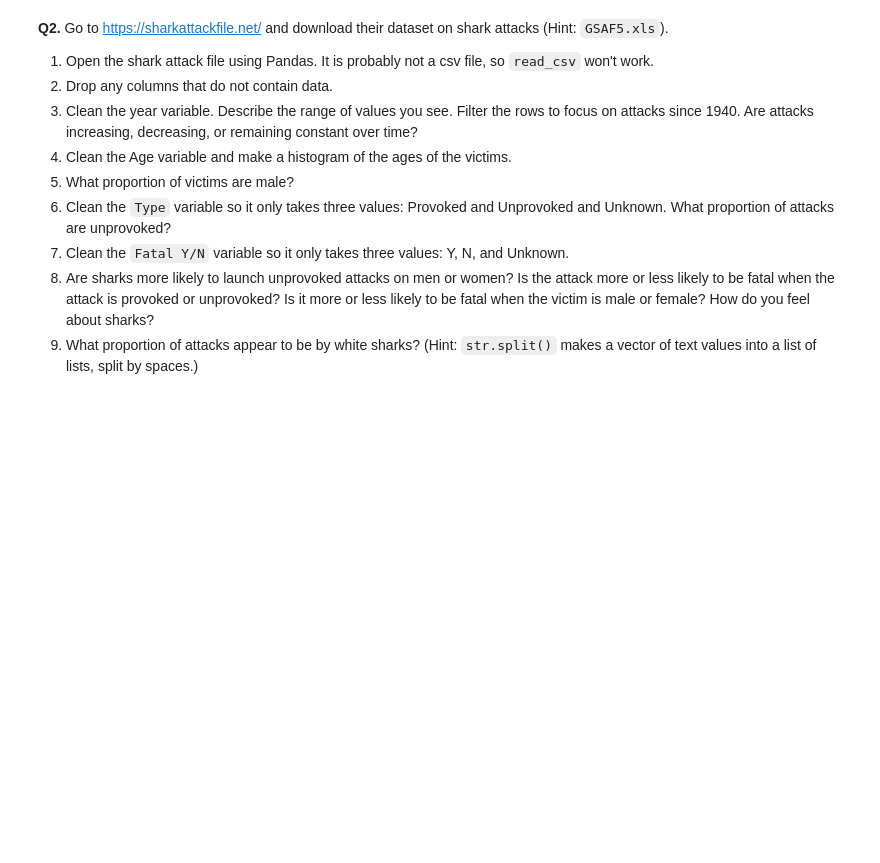
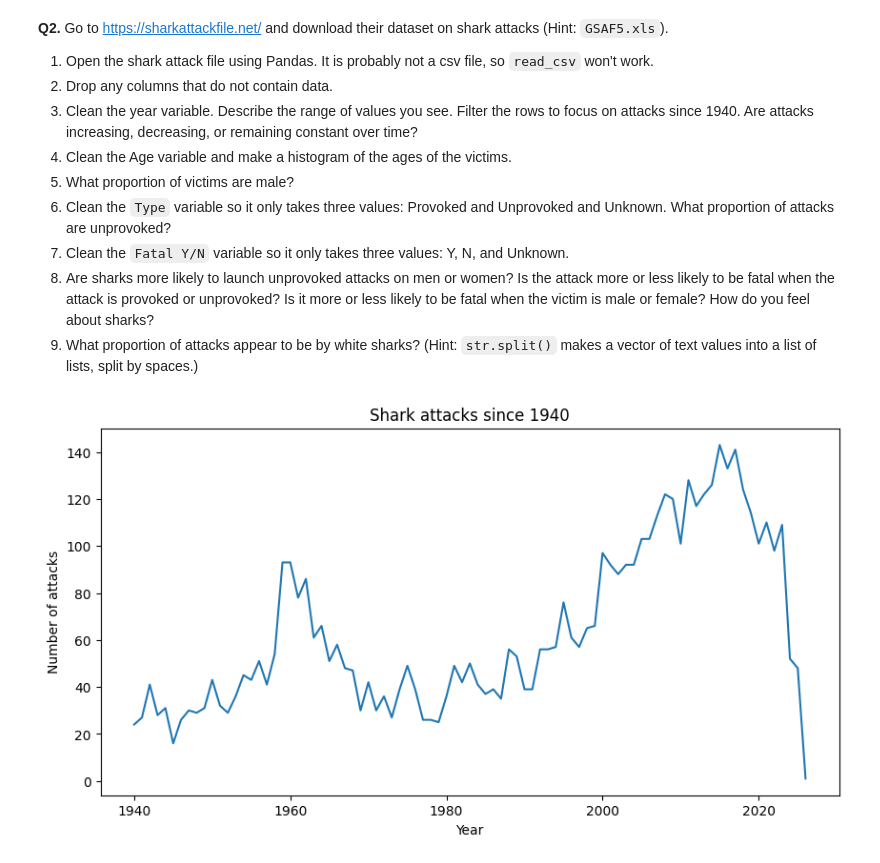
Before and after one commit to huyenvhuynh/wrangling_assignment, a Jupyter notebook: assignment.ipynb, the cells around one changed output. Drawn from its saved outputs; the diff is of its cells as text; code cells hidden in the pictures; blank space fills up the shorter version.

```diff
--- a/assignment.ipynb
+++ b/assignment.ipynb
@@ -168,3 +192,35 @@ I cleaned the ImposedSentenceAllChargeInContactEvent variable by converting it t
 7. Clean the `Fatal Y/N` variable so it only takes three values: Y, N, and Unknown.
 8. Are sharks more likely to launch unprovoked attacks on men or women? Is the attack more or less likely to be fatal when the attack is provoked or unprovoked? Is it more or less likely to be fatal when the victim is male or female? How do you feel about sharks?
 9. What proportion of attacks appear to be by white sharks? (Hint: `str.split()` makes a vector of text values into a list of lists, split by spaces.)
+# %%
+# Number 1
+
+# Open the shark attack file
+df = pd.read_excel("./data/GSAF5.xls")
+# %%
+# Number 2
+
+# Drop any columns that do not contain data
+df = df.dropna(axis=1, how='all')
+# %%
+# Number 3
+
+import matplotlib.pyplot as plt
+
+# Convert Year to numeric
+df['Year'] = pd.to_numeric(df['Year'], errors='coerce')
+
+# Filter the rows to focus on attacks since 1940
+df_1940 = df[df['Year'] >= 1940]
+
+attacks_per_year = df_1940['Year'].value_counts().sort_index()
+
+# Graph
+plt.figure(figsize=(10,5))
+attacks_per_year.plot()
+plt.xlabel("Year")
+plt.ylabel("Number of attacks")
+plt.title("Shark attacks since 1940")
+plt.show()
+# %% [output]
+[figure, added]
```
Also changed, not shown: parts of 9 cells of this notebook.
